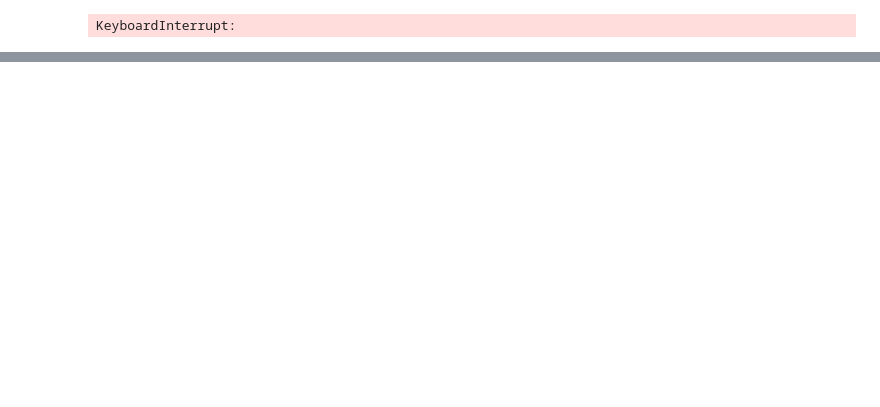
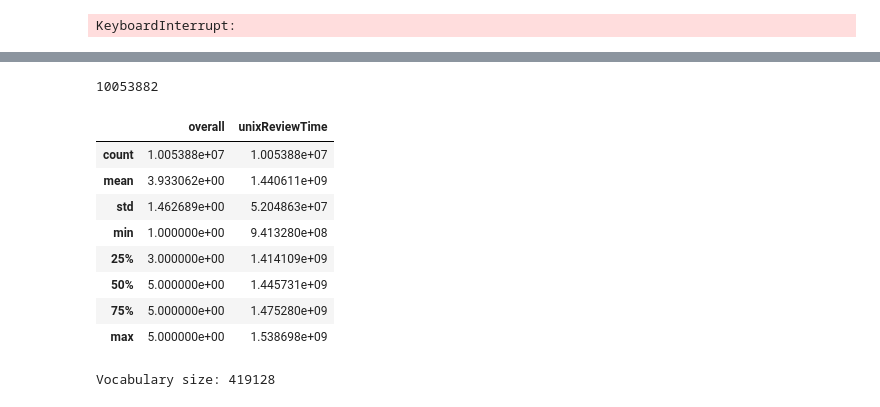
Before and after one commit to rogebautista/nlp-rogelio, a Jupyter notebook: 01-descarga-eda.ipynb, the cells around one changed output, grey strips where cells are left out. Cells and saved outputs as stored; diff of their text form; code cells hidden in the pictures; blank space fills up the shorter version.

```diff
--- a/01-descarga-eda.ipynb
+++ b/01-descarga-eda.ipynb
@@ -35,0 +72,37 @@ print(len(df))
+# %%
+# Revisamos si hay valores nulos en la columna reviewText
+df['reviewText'].isnull().sum()
+
+# Removemos las filas con valores nulos en la columna reviewText
+df = df.dropna(subset=['reviewText'])
+print(len(df))
+# %% [output]
+10053882
+# %%
+# Describimos los datos
+df.describe()
+# %% [output]
+|  | overall | unixReviewTime |
+| count | 1.005388e+07 | 1.005388e+07 |
+| mean | 3.933062e+00 | 1.440611e+09 |
+| std | 1.462689e+00 | 5.204863e+07 |
+| min | 1.000000e+00 | 9.413280e+08 |
+| 25% | 3.000000e+00 | 1.414109e+09 |
+| 50% | 5.000000e+00 | 1.445731e+09 |
+| 75% | 5.000000e+00 | 1.475280e+09 |
+| max | 5.000000e+00 | 1.538698e+09 |
+# %%
+from sklearn.feature_extraction.text import CountVectorizer
+
+# Instantiate a CountVectorizer object
+vectorizer = CountVectorizer()
+
+# Fit the vectorizer on the text data
+vectorizer.fit(df['reviewText'])
+
+# Calculate the size of the vocabulary
+vocab_size = len(vectorizer.vocabulary_)
+
+print(f"Vocabulary size: {vocab_size}")
+# %% [output]
+Vocabulary size: 419128
```
Also changed, not shown: parts of 22 cells of this notebook, 3 other files.
